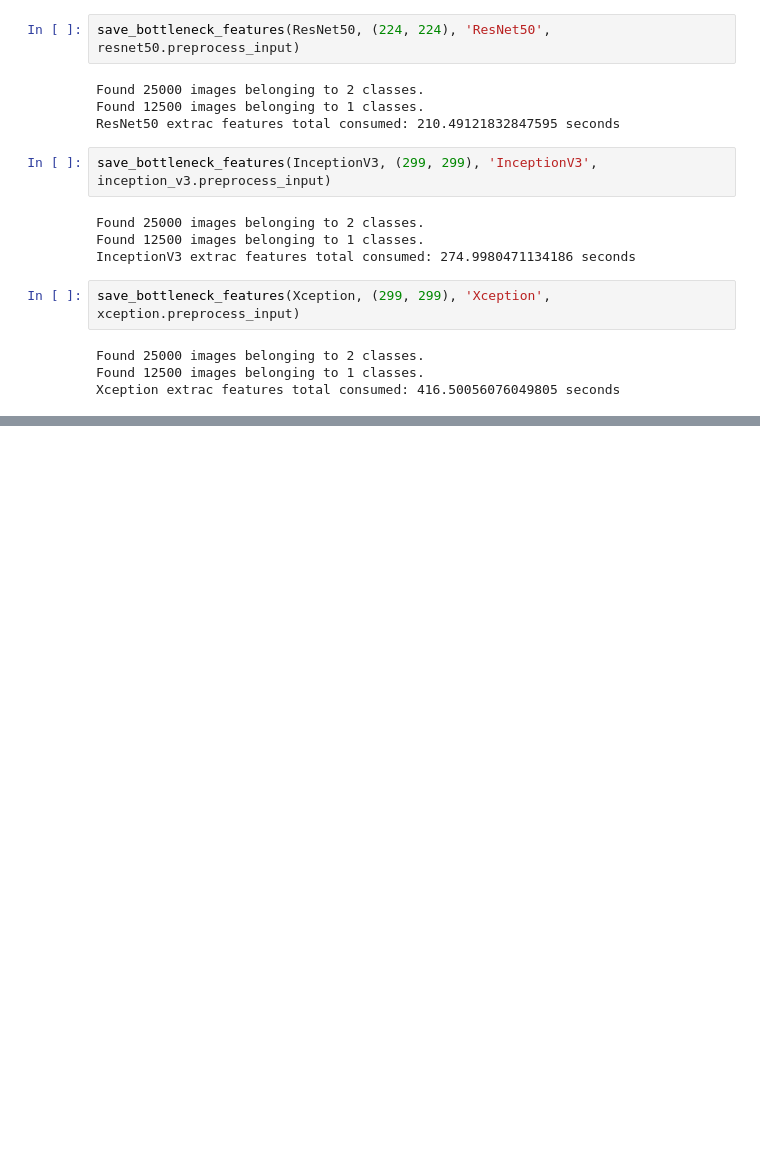
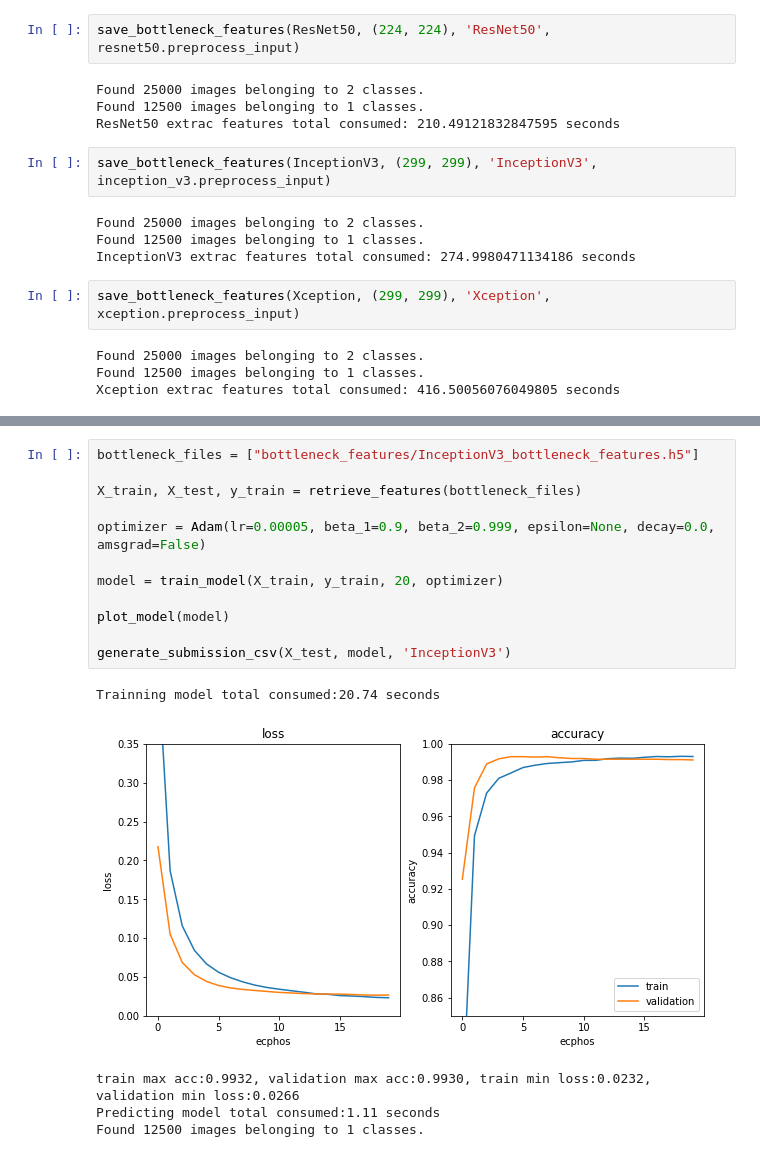
Before and after one commit to Qucy/UdacityMachineLearning, a Jupyter notebook: dog_vs_cat/dog_vs_cat.ipynb, the cells around one changed output, grey strips where cells are left out. Saved outputs shown, nothing was run; the diff lists cells and outputs as text; blank space fills up the shorter version.

```diff
--- a/dog_vs_cat/dog_vs_cat.ipynb
+++ b/dog_vs_cat/dog_vs_cat.ipynb
@@ -221,0 +326,18 @@ def generate_submission_csv(X_test, model):
+# %%
+bottleneck_files = ["bottleneck_features/InceptionV3_bottleneck_features.h5"]
+
+X_train, X_test, y_train = retrieve_features(bottleneck_files)
+
+optimizer = Adam(lr=0.00005, beta_1=0.9, beta_2=0.999, epsilon=None, decay=0.0, amsgrad=False)
+
+model = train_model(X_train, y_train, 20, optimizer)
+
+plot_model(model)
+
+generate_submission_csv(X_test, model, 'InceptionV3')
+# %% [output]
+Trainning model total consumed:20.74 seconds
+[figure, added]
+train max acc:0.9932, validation max acc:0.9930, train min loss:0.0232, validation min loss:0.0266
+Predicting model total consumed:1.11 seconds
+Found 12500 images belonging to 1 classes.
```
Also changed, not shown: parts of 25 cells of this notebook, 6 other files.
